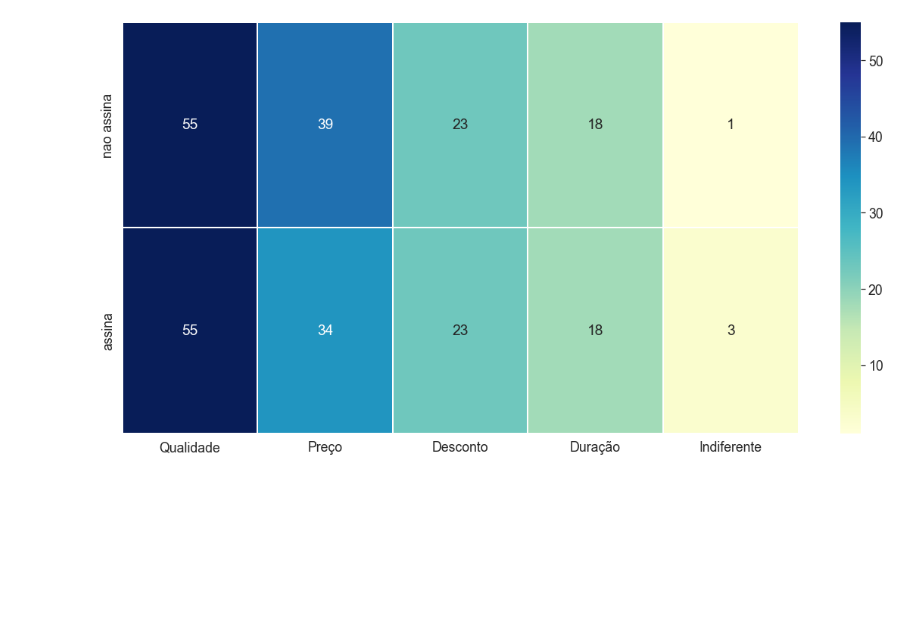
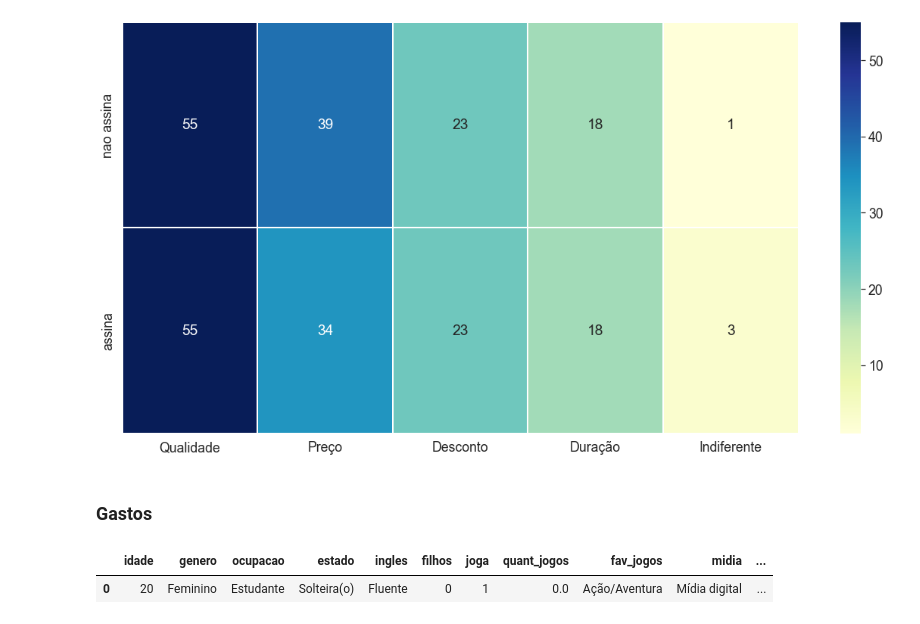
Before and after one commit to EnricoGia/ProjetosEmGrupo, a Jupyter notebook: Estatistica/ProjSemestral/ESTATISTICA_PESQUISA/Estatistica.ipynb, the cells around one changed output. Drawn from its saved outputs; the diff is of its cells as text; code cells hidden in the pictures; blank space fills up the shorter version.

```diff
--- a/Estatistica/ProjSemestral/ESTATISTICA_PESQUISA/Estatistica.ipynb
+++ b/Estatistica/ProjSemestral/ESTATISTICA_PESQUISA/Estatistica.ipynb
@@ -792,3 +794,10 @@ sns.heatmap(dataassinaturas,linewidths=0.1, annot=True,cmap="YlGnBu")
 # %% [output]
 <AxesSubplot:>
 [figure]
+# %% [markdown]
+### Gastos
+# %%
+data.head(1)
+# %% [output]
+|  | idade | genero | ocupacao | estado | ingles | filhos | joga | quant_jogos | fav_jogos | midia | ... |
+| 0 | 20 | Feminino | Estudante | Solteira(o) | Fluente | 0 | 1 | 0.0 | Ação/Aventura | Mídia digital | ... |
```
Also changed, not shown: parts of 17 cells of this notebook, 5 other files.
